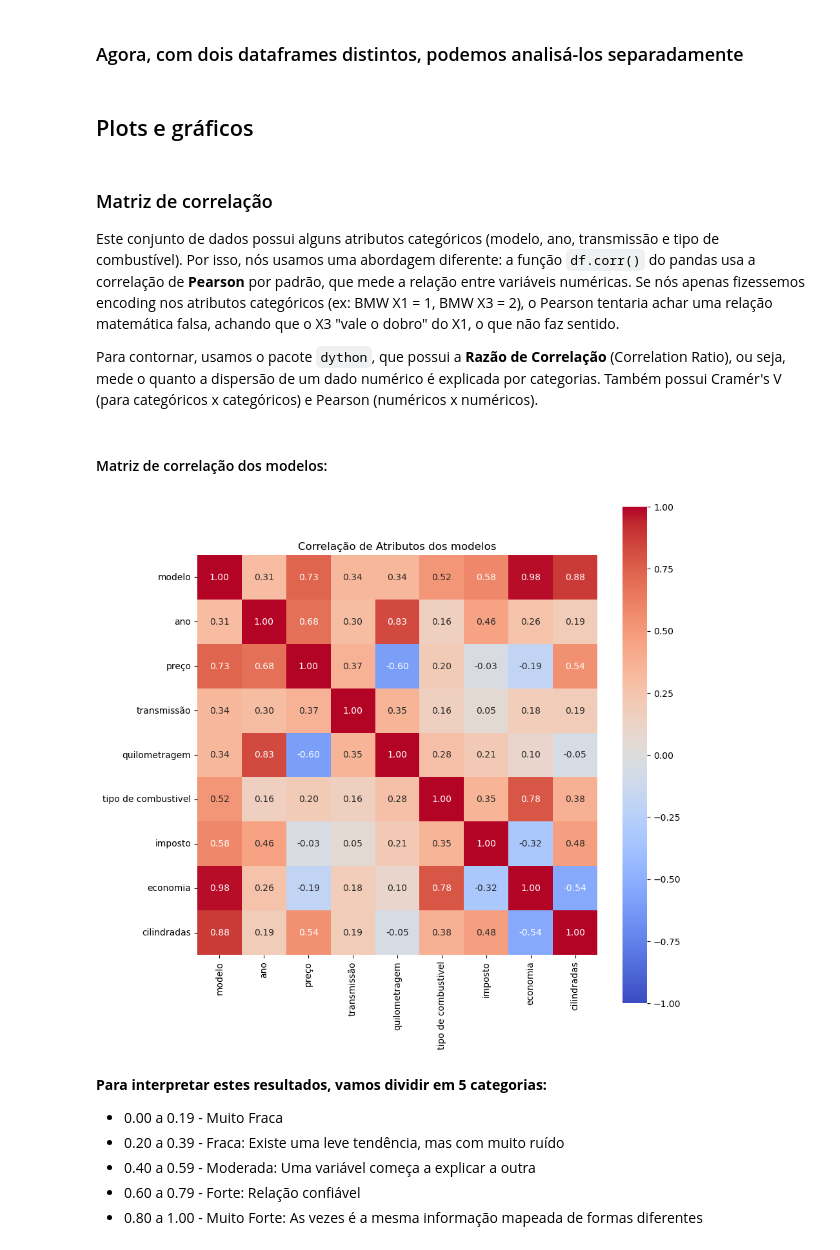
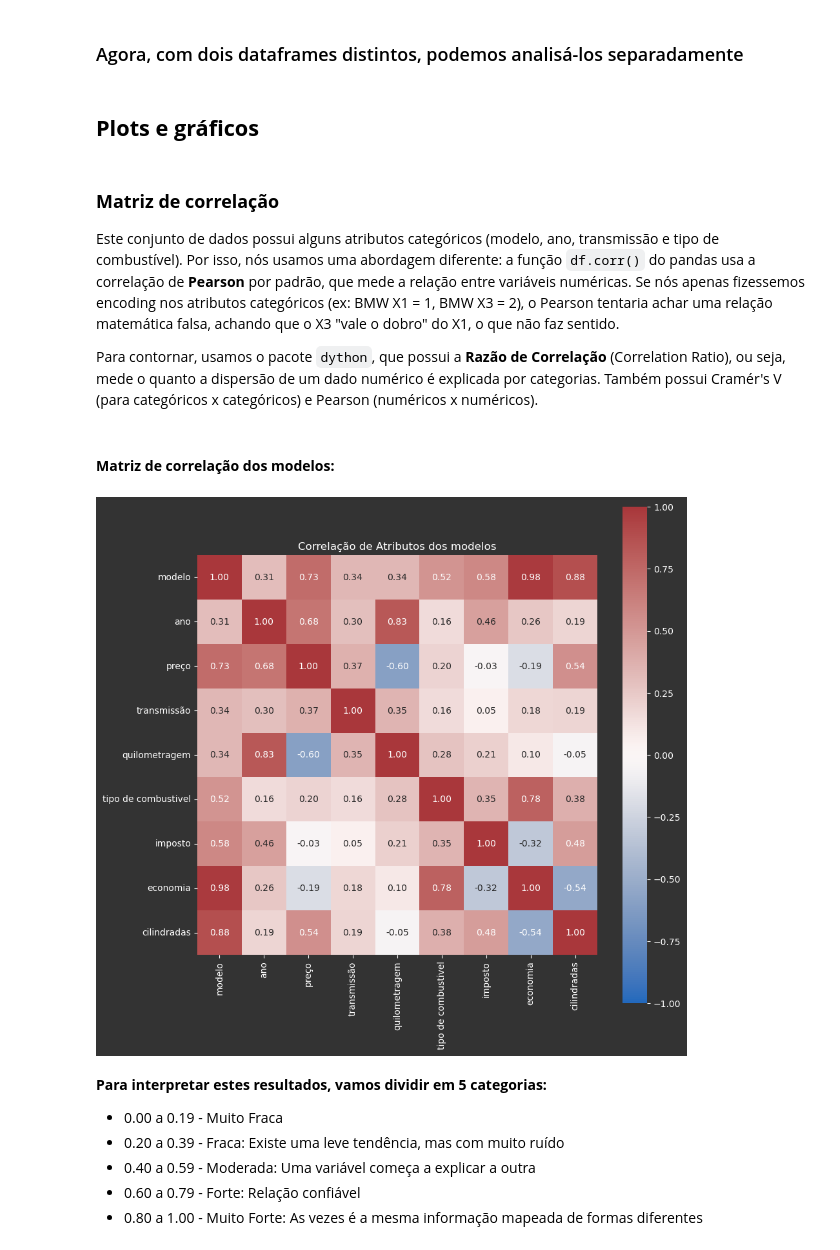
Before and after one commit to DemoreDev/trabalhos_pcd, a Jupyter notebook: bmw.ipynb, the cells around one changed output. Drawn from its saved outputs; the diff is of its cells as text; code cells hidden in the pictures.

```diff
--- a/bmw.ipynb
+++ b/bmw.ipynb
@@ -169,34 +131,37 @@ Modelos: 2836
 # %% [markdown]
 ### Agora, com dois dataframes distintos, podemos analisá-los separadamente
 # %% [markdown]
-## Plots e gráficos
+## **Plots e gráficos**
 # %% [markdown]
-### Matriz de correlação
+### **Matriz de correlação**
 Este conjunto de dados possui alguns atributos categóricos (modelo, ano, transmissão e tipo de combustível). Por isso, nós usamos uma abordagem diferente: a função `df.corr()` do pandas usa a correlação de **Pearson** por padrão, que mede a relação entre variáveis numéricas. Se nós apenas fizessemos encoding nos atributos categóricos (ex: BMW X1 = 1, BMW X3 = 2), o Pearson tentaria achar uma relação matemática falsa, achando que o X3 "vale o dobro" do X1, o que não faz sentido.
 
 Para contornar, usamos o pacote `dython`, que possui a **Razão de Correlação** (Correlation Ratio), ou seja, mede o quanto a dispersão de um dado numérico é explicada por categorias. Também possui Cramér's V (para categóricos x categóricos) e Pearson (numéricos x numéricos).
 # %% [markdown]
-#### Matriz de correlação dos modelos:
+#### **Matriz de correlação dos modelos:**
 # %%
-#plt.style.use('dark_background')
+# Configurações visuais do Dark Mode
+plt.style.use('dark_background')
+plt.rcParams['figure.facecolor'] = '#333333'
+plt.rcParams['axes.facecolor'] = '#444444'
 
 # Colunas categóricas
 categorical_columns = ['modelo', 'ano', 'transmissão', 'tipo de combustivel']
 
 # A função já calcula e plota automaticamente
 result= associations(
     df_models,
     nominal_columns=categorical_columns,
     compute_only=False, # Gera o gráfico
-    cmap='coolwarm',    # Mapa de cores
+    cmap='vlag',    # Mapa de cores
     figsize=(10, 10),
     title="Correlação de Atributos dos modelos"
 )
 
 # Também recuperamos os valores numéricos
 corr_matrix = result['corr']
 # %% [output]
-[figure, old version]
+[figure, new version]
 # %% [markdown]
 **Para interpretar estes resultados, vamos dividir em 5 categorias:**
 - 0.00 a 0.19 - Muito Fraca
```
Also changed, not shown: parts of 33 cells of this notebook.
